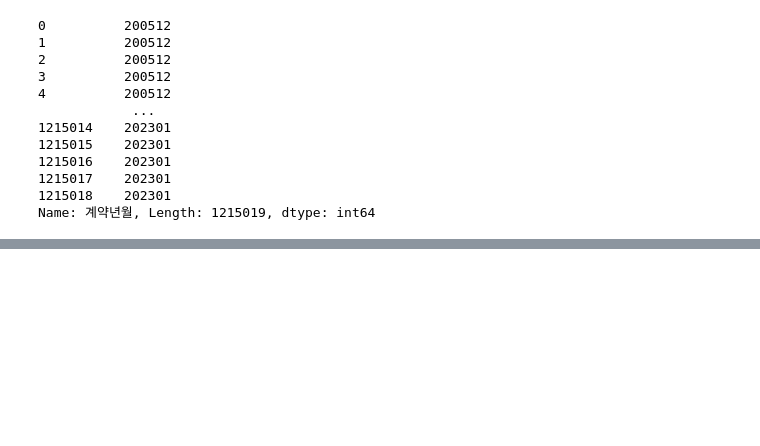
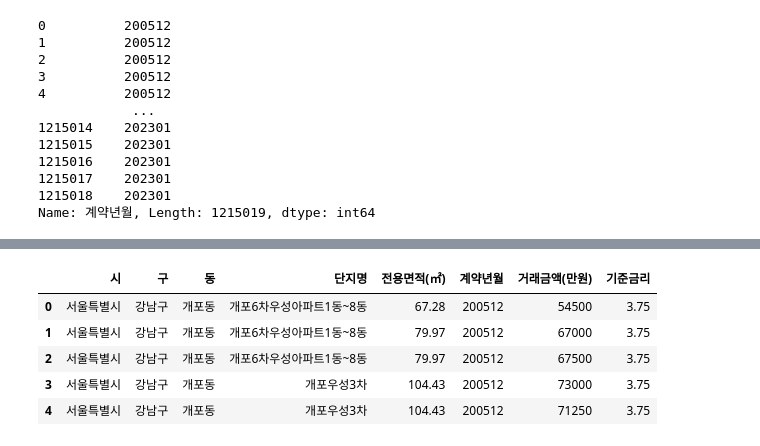
Before and after one commit to HyunahKim1111/himedia_jupyter_files, a Jupyter notebook: 나홀로연습03_부동산실거래.ipynb, the cells around one changed output, grey strips where cells are left out. Cells and saved outputs as stored; diff of their text form; code cells hidden in the pictures; blank space fills up the shorter version.

```diff
--- a/나홀로연습03_부동산실거래.ipynb
+++ b/나홀로연습03_부동산실거래.ipynb
@@ -727,0 +751,11 @@ Name: count, dtype: int64
+# %%
+data = data.drop('기준금리년월', axis=1)
+# %%
+data.head()
+# %% [output]
+|  | 시 | 구 | 동 | 단지명 | 전용면적(㎡) | 계약년월 | 거래금액(만원) | 기준금리 |
+| 0 | 서울특별시 | 강남구 | 개포동 | 개포6차우성아파트1동~8동 | 67.28 | 200512 | 54500 | 3.75 |
+| 1 | 서울특별시 | 강남구 | 개포동 | 개포6차우성아파트1동~8동 | 79.97 | 200512 | 67000 | 3.75 |
+| 2 | 서울특별시 | 강남구 | 개포동 | 개포6차우성아파트1동~8동 | 79.97 | 200512 | 67500 | 3.75 |
+| 3 | 서울특별시 | 강남구 | 개포동 | 개포우성3차 | 104.43 | 200512 | 73000 | 3.75 |
+| 4 | 서울특별시 | 강남구 | 개포동 | 개포우성3차 | 104.43 | 200512 | 71250 | 3.75 |
```
Also changed, not shown: parts of 36 cells of this notebook, 7 other files.
